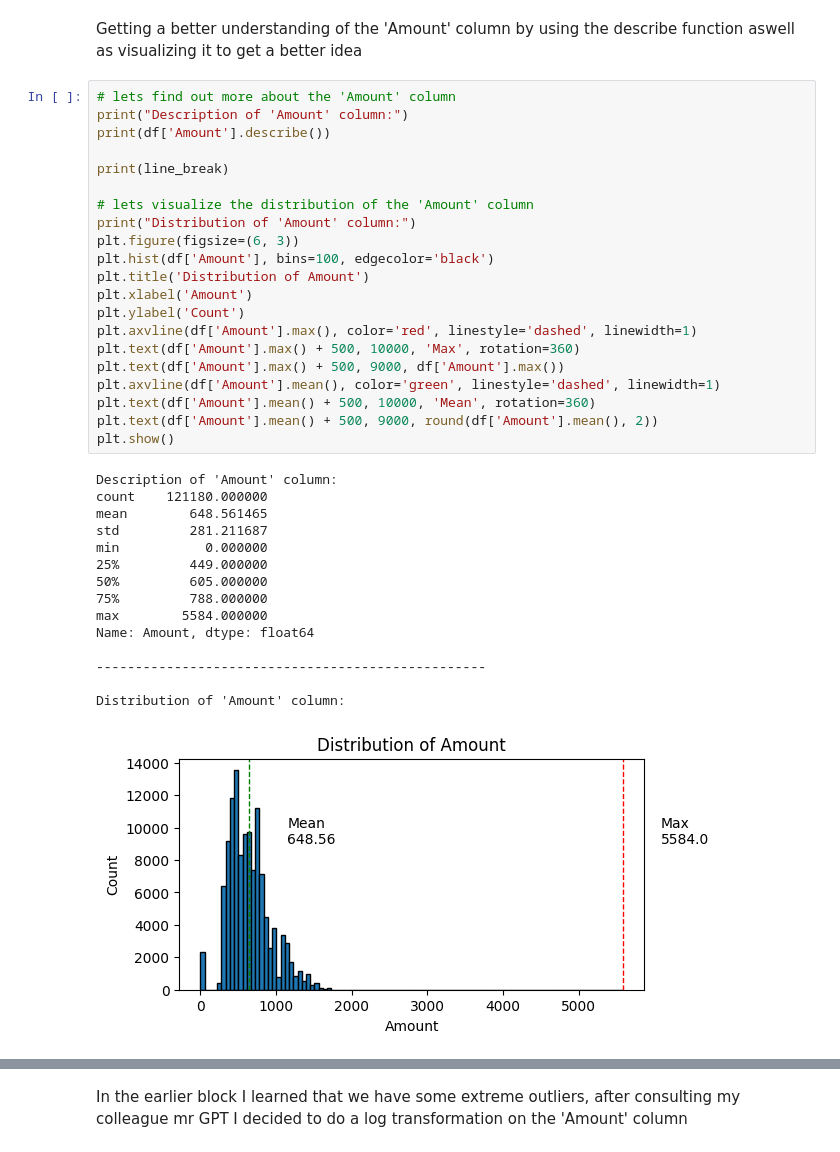
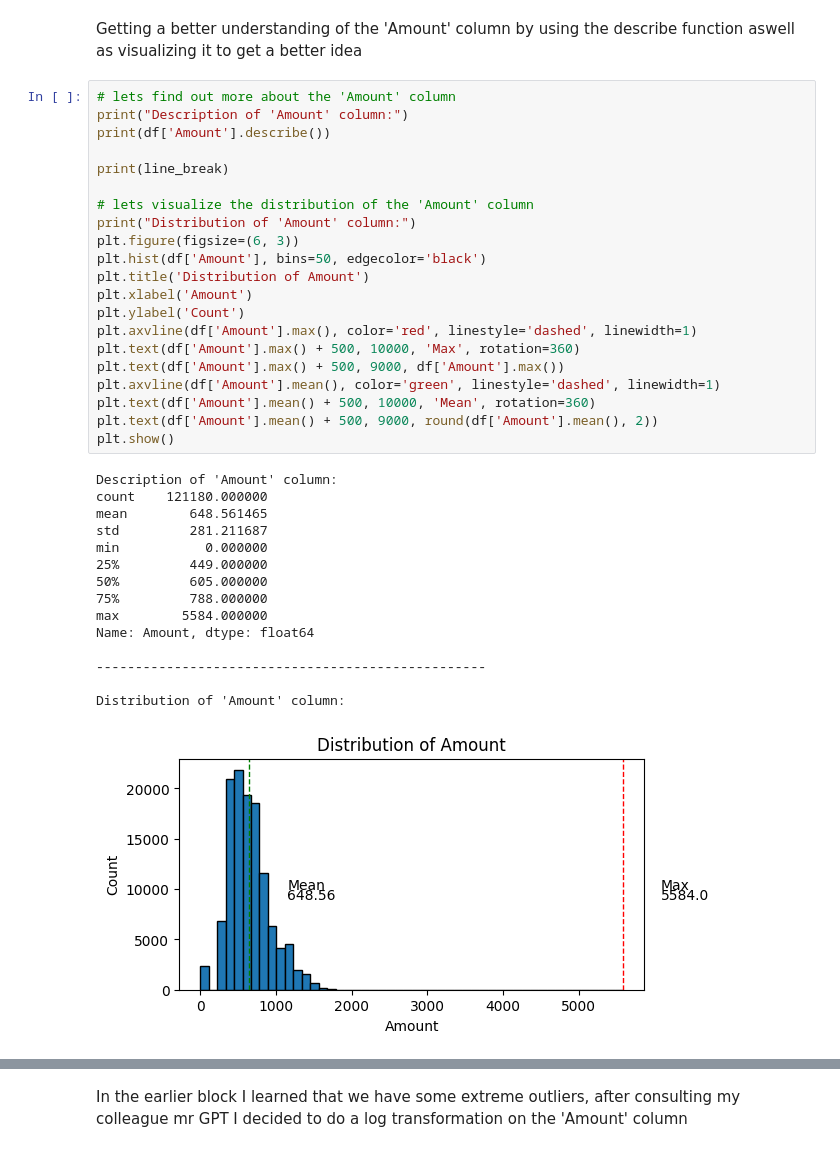
Before and after one commit to jesab/ml_assignment_1, a Jupyter notebook: JonathanSouty_ML_Assignment_1_DataPreProcessing.ipynb, the cells around one changed output, grey strips where cells are left out. Drawn from its saved outputs; the diff is of its cells as text.

```diff
--- a/JonathanSouty_ML_Assignment_1_DataPreProcessing.ipynb
+++ b/JonathanSouty_ML_Assignment_1_DataPreProcessing.ipynb
@@ -491,32 +491,32 @@ print(df['Amount'].describe())
 print(line_break)
 
 # lets visualize the distribution of the 'Amount' column
 print("Distribution of 'Amount' column:")
 plt.figure(figsize=(6, 3))
-plt.hist(df['Amount'], bins=100, edgecolor='black')
+plt.hist(df['Amount'], bins=50, edgecolor='black')
 plt.title('Distribution of Amount')
 plt.xlabel('Amount')
 plt.ylabel('Count')
 plt.axvline(df['Amount'].max(), color='red', linestyle='dashed', linewidth=1)
 plt.text(df['Amount'].max() + 500, 10000, 'Max', rotation=360)
 plt.text(df['Amount'].max() + 500, 9000, df['Amount'].max())
 plt.axvline(df['Amount'].mean(), color='green', linestyle='dashed', linewidth=1)
 plt.text(df['Amount'].mean() + 500, 10000, 'Mean', rotation=360)
 plt.text(df['Amount'].mean() + 500, 9000, round(df['Amount'].mean(), 2))
 plt.show()
 # %% [output]
 Description of 'Amount' column:
 count    121180.000000
 mean        648.561465
 std         281.211687
 min           0.000000
 25%         449.000000
 50%         605.000000
 75%         788.000000
 max        5584.000000
 Name: Amount, dtype: float64
 
 --------------------------------------------------
 
 Distribution of 'Amount' column:
-[figure, old version]
+[figure, new version]
```
Also changed, not shown: parts of 2 cells of this notebook.
